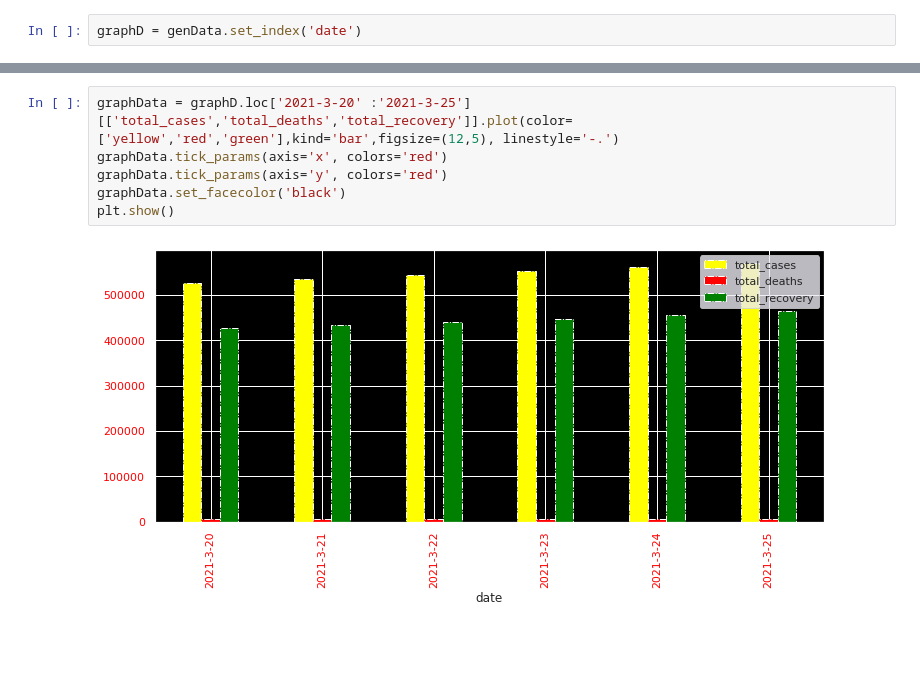
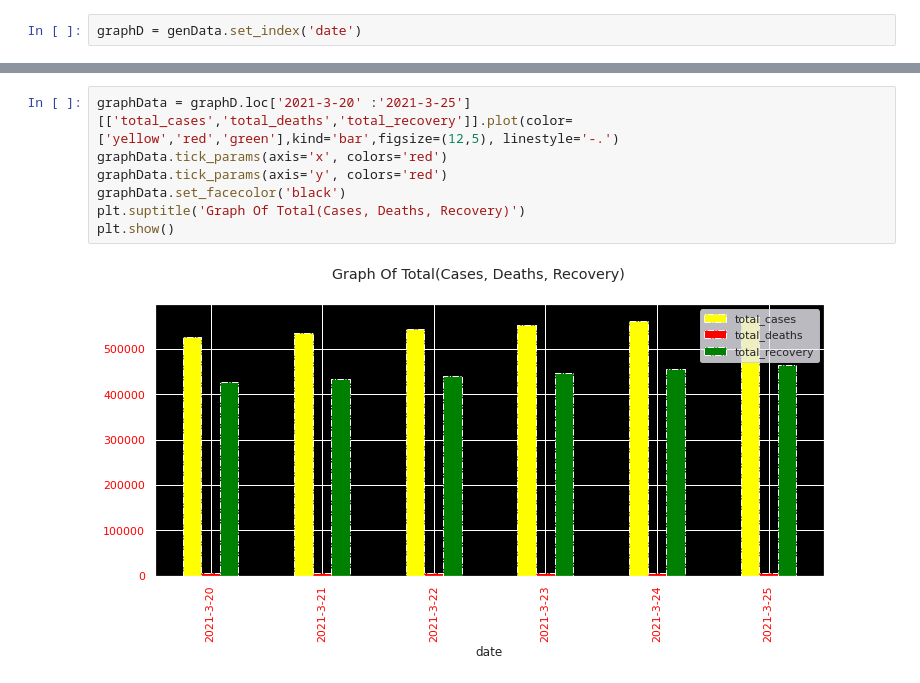
Before and after one commit to iiabdulrazak/silver-scraper, a Jupyter notebook: notebooks/visData.ipynb, the cells around one changed output, grey strips where cells are left out. Cells and saved outputs as stored; diff of their text form; blank space fills up the shorter version.

```diff
--- a/notebooks/visData.ipynb
+++ b/notebooks/visData.ipynb
@@ -86,8 +88,9 @@ plt.show()
 # %%
 graphData = graphD.loc['2021-3-20' :'2021-3-25'][['total_cases','total_deaths','total_recovery']].plot(color=['yellow','red','green'],kind='bar',figsize=(12,5), linestyle='-.')
 graphData.tick_params(axis='x', colors='red')
 graphData.tick_params(axis='y', colors='red')
 graphData.set_facecolor('black')
+plt.suptitle('Graph Of Total(Cases, Deaths, Recovery)')
 plt.show()
 # %% [output]
-[figure, old version]
+[figure, new version]
```
Also changed, not shown: parts of 3 cells of this notebook.
